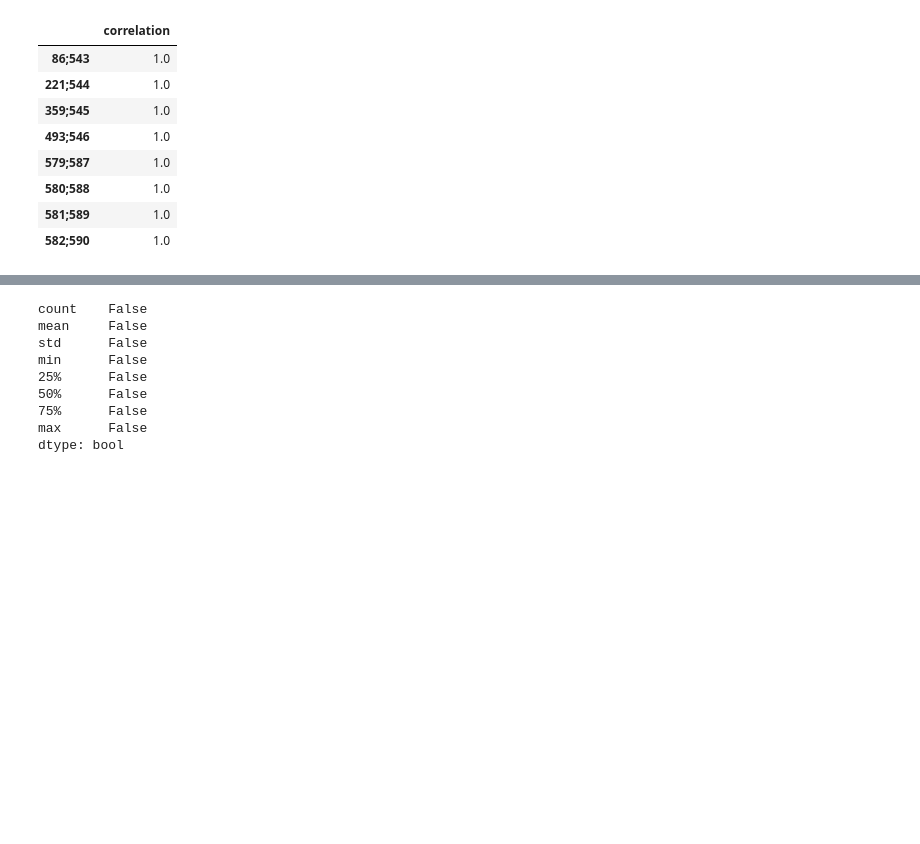
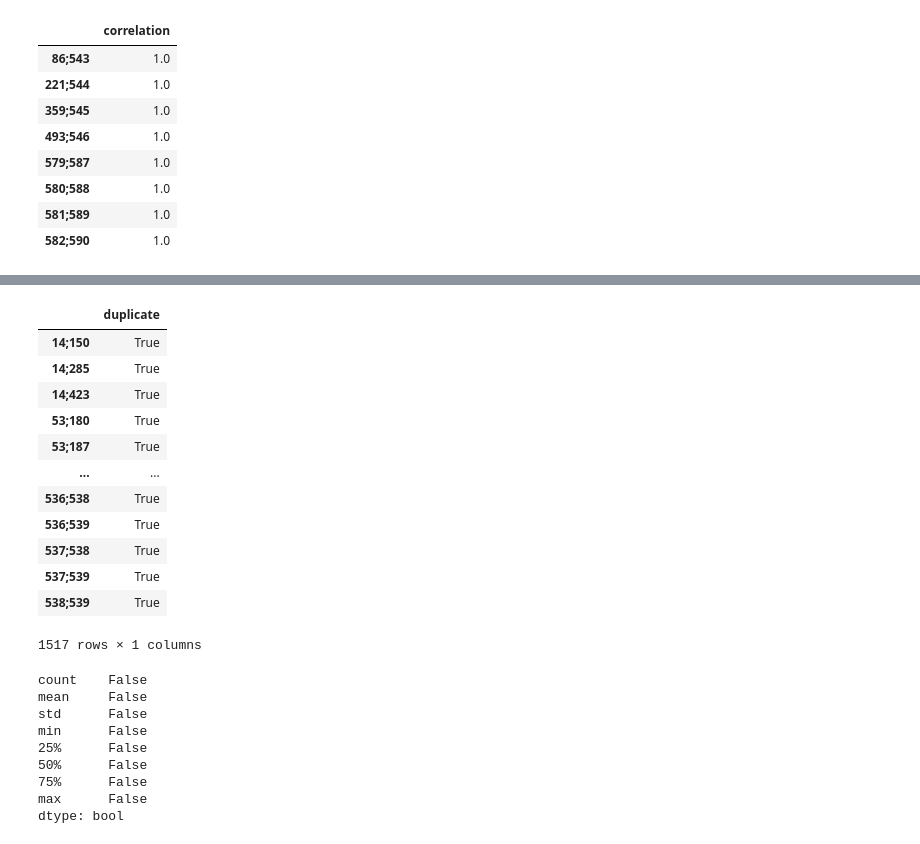
Before and after one commit to hinatanvir/Fault-Detection-SECOM, a Jupyter notebook: Presentation-1-EDA.ipynb, the cells around one changed output, grey strips where cells are left out. Saved outputs shown, nothing was run; the diff lists cells and outputs as text; code cells hidden in the pictures; blank space fills up the shorter version.

```diff
--- a/Presentation-1-EDA.ipynb
+++ b/Presentation-1-EDA.ipynb
@@ -269,3 +269,11 @@ df_corr_pair[df_corr_pair['correlation']==1]
 | 582;590 | 1.0 |
 # %%
 df_stats = df_features.describe()
+# %%
+dict_duplicate_pair = {}
+for i in range(0, len(df_features.columns)):
+    for j in range(i+1,len(df_features.columns)):
+        dict_duplicate_pair[str(i+1)+';'+str(j+1)] = df_features.iloc[:,i].equals(df_features.iloc[:,j])
+
+df_duplicate_pair = pd.DataFrame.from_dict(dict_duplicate_pair, orient='index')
+df_duplicate_pair.columns=['duplicate']
@@ -272,3 +314,19 @@ df_stats = df_features.describe()
+# %%
+df_duplicate_pair[df_duplicate_pair['duplicate']==True]
+# %% [output]
+|  | duplicate |
+| 14;150 | True |
+| 14;285 | True |
+| 14;423 | True |
+| 53;180 | True |
+| 53;187 | True |
+| ... | ... |
+| 536;538 | True |
+| 536;539 | True |
+| 537;538 | True |
+| 537;539 | True |
+| 538;539 | True |
+1517 rows × 1 columns
 # %%
 #checking duplicate columns
 https://pandas.pydata.org/docs/reference/api/pandas.DataFrame.equals.html
```
Also changed, not shown: parts of 2 cells of this notebook.
